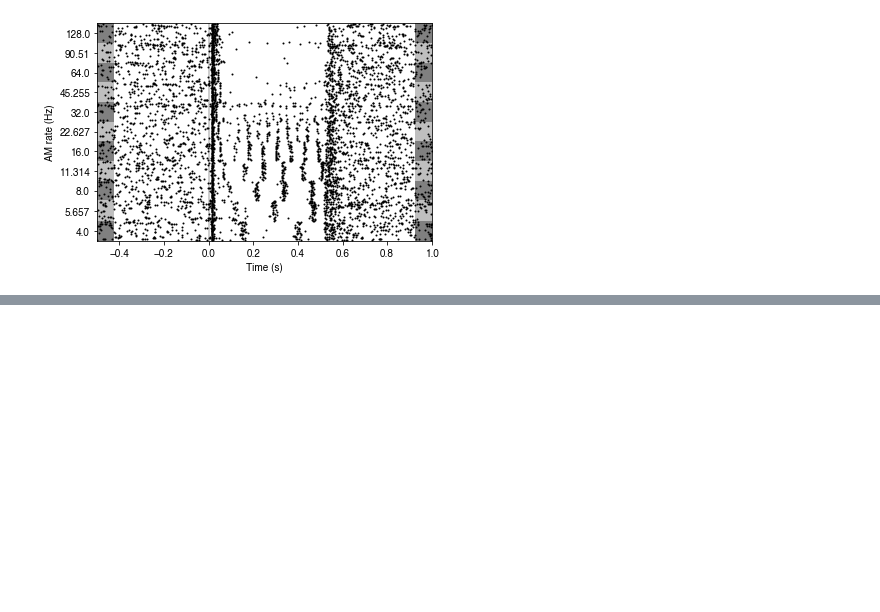
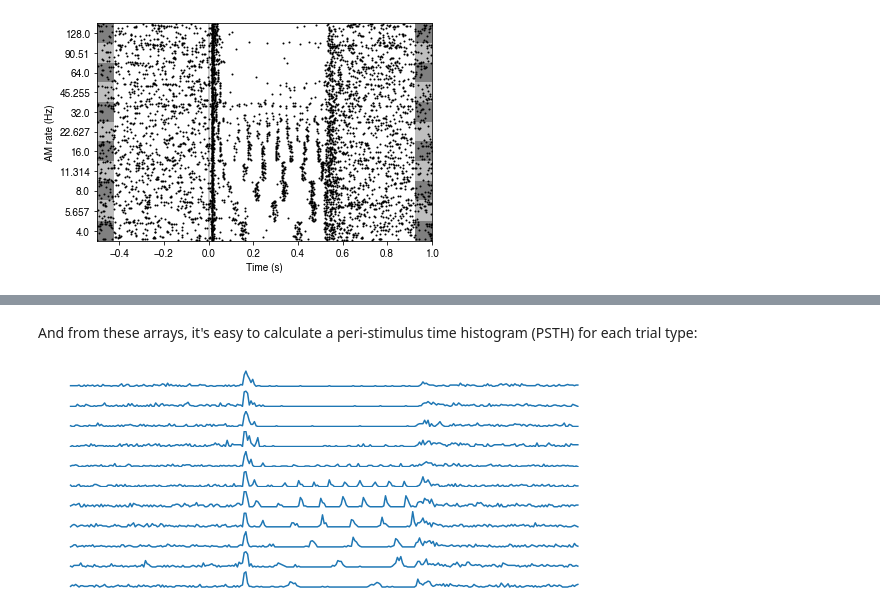
Before and after one commit to sjara/jaranotebooks, a Jupyter notebook: load_neuropix.ipynb, the cells around one changed output, grey strips where cells are left out. Drawn from its saved outputs; the diff is of its cells as text; code cells hidden in the pictures; blank space fills up the shorter version.

```diff
--- a/load_neuropix.ipynb
+++ b/load_neuropix.ipynb
@@ -146,0 +220,12 @@ plt.ylabel('AM rate (Hz)');
+# %% [markdown]
+And from these arrays, it's easy to calculate a peri-stimulus time histogram (PSTH) for each trial type:
+# %%
+fig = plt.figure(figsize=[10, 4])
+nCond = trialsEachCond.shape[1]
+for indcond, trialsThisCond in enumerate(trialsEachCond.T):
+    PSTH = spikeCount[cellToPlot, trialsThisCond, :].mean(axis=0)
+    plt.subplot(nCond, 1, nCond-indcond)
+    plt.axis(False)
+    plt.plot(PSTH)
+# %% [output]
+[figure, added]
```
Also changed, not shown: parts of 18 cells of this notebook.
